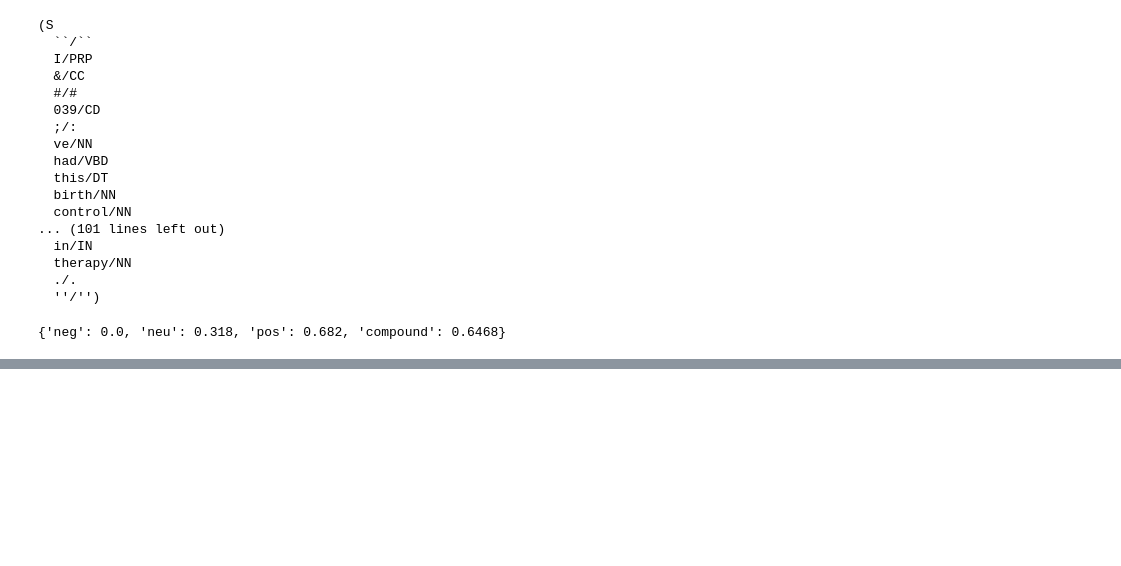
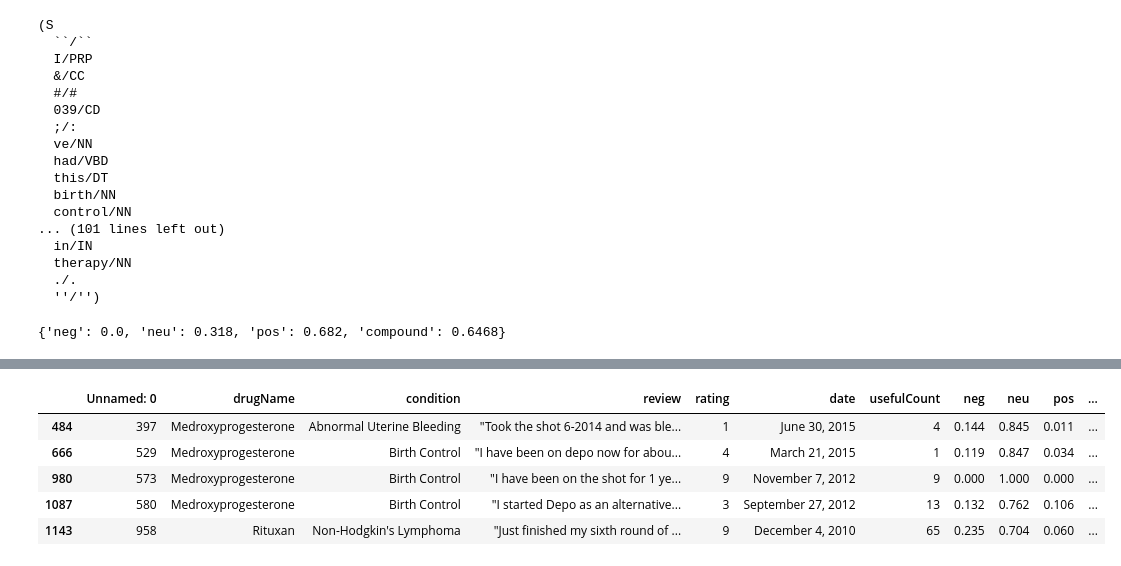
Before and after one commit to Hey-El/TimeSeriesForecasting, a Jupyter notebook: DrugReviewProject.ipynb, the cells around one changed output, grey strips where cells are left out. Cells and saved outputs as stored; diff of their text form; code cells hidden in the pictures; blank space fills up the shorter version.

```diff
--- a/DrugReviewProject.ipynb
+++ b/DrugReviewProject.ipynb
@@ -143,0 +173,11 @@ KeyError: ignored
+# %%
+#filter the data by reviews that have been assigned a sentiment score as it doesn't seem like the first 1000 reviews have a score this could be due to the text in the reviews not meeting the criteria for the score to be applied
+filtered_df = merged_df[merged_df['compound'].notna()]
+filtered_df.head()
+# %% [output]
+|  | Unnamed: 0 | drugName | condition | review | rating | date | usefulCount | neg | neu | pos | ... |
+| 484 | 397 | Medroxyprogesterone | Abnormal Uterine Bleeding | "Took the shot 6-2014 and was ble... | 1 | June 30, 2015 | 4 | 0.144 | 0.845 | 0.011 | ... |
+| 666 | 529 | Medroxyprogesterone | Birth Control | "I have been on depo now for abou... | 4 | March 21, 2015 | 1 | 0.119 | 0.847 | 0.034 | ... |
+| 980 | 573 | Medroxyprogesterone | Birth Control | "I have been on the shot for 1 ye... | 9 | November 7, 2012 | 9 | 0.000 | 1.000 | 0.000 | ... |
+| 1087 | 580 | Medroxyprogesterone | Birth Control | "I started Depo as an alternative... | 3 | September 27, 2012 | 13 | 0.132 | 0.762 | 0.106 | ... |
+| 1143 | 958 | Rituxan | Non-Hodgkin's Lymphoma | "Just finished my sixth round of ... | 9 | December 4, 2010 | 65 | 0.235 | 0.704 | 0.060 | ... |
```
Also changed, not shown: parts of 13 cells of this notebook.
